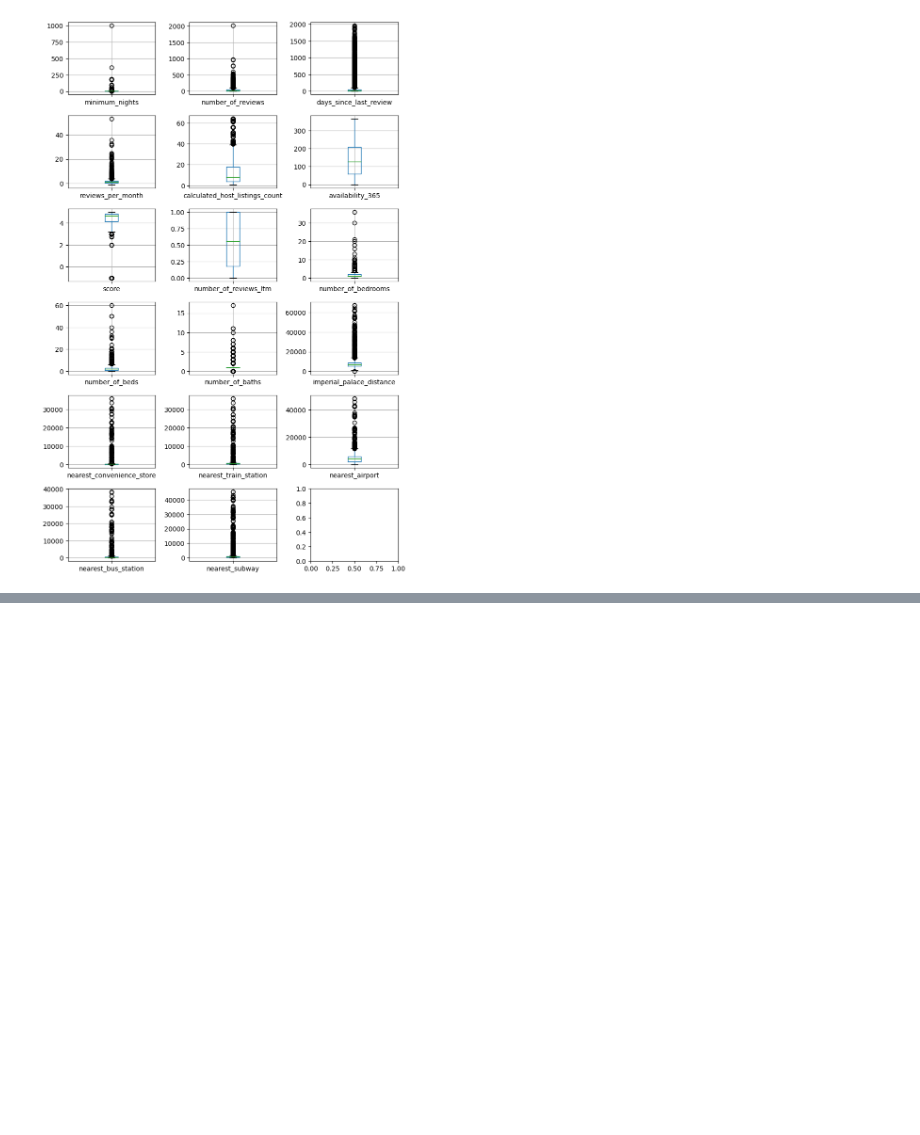
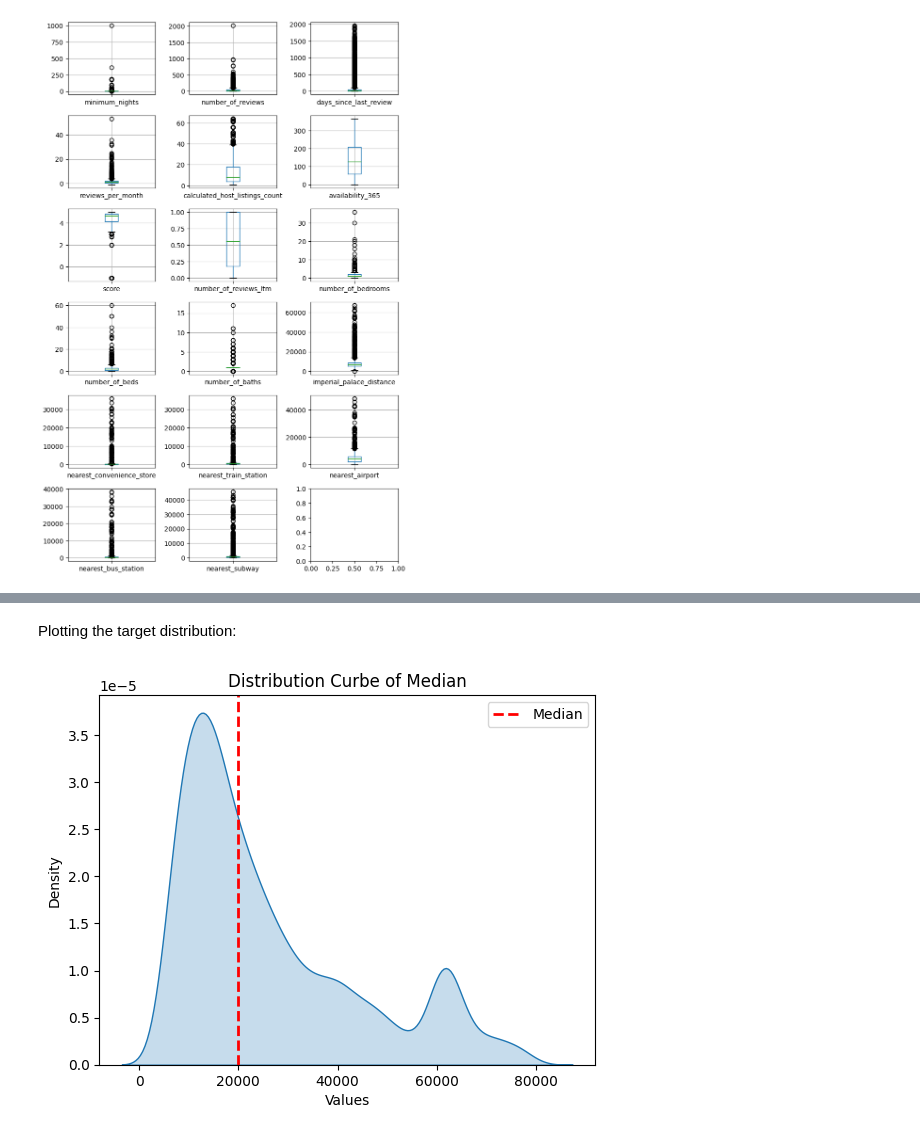
Before and after one commit to jeremysb1/xgboost, a Jupyter notebook: xgboost_model.ipynb, the cells around one changed output, grey strips where cells are left out. Saved outputs shown, nothing was run; the diff lists cells and outputs as text; code cells hidden in the pictures; blank space fills up the shorter version.

```diff
--- a/xgboost_model.ipynb
+++ b/xgboost_model.ipynb
@@ -295,0 +341,21 @@ plt.show()
+# %%
+valid_samples = (y >= 5020) & (y <= 78914)
+# %% [markdown]
+Plotting the target distribution:
+# %%
+import matplotlib.pyplot as plt
+import seaborn as sns
+
+valid_y = y[valid_samples]
+sns.kdeplot(valid_y, fill=True)
+
+median = np.median(valid_y)
+plt.axvline(median, color='r', linestyle='--', linewidth=2, label='Median')
+
+plt.xlabel('Values')
+plt.ylabel('Density')
+plt.title('Distribution Curbe of Median')
+plt.legend()
+plt.show()
+# %% [output]
+[figure, added]
```
Also changed, not shown: parts of 6 cells of this notebook.
